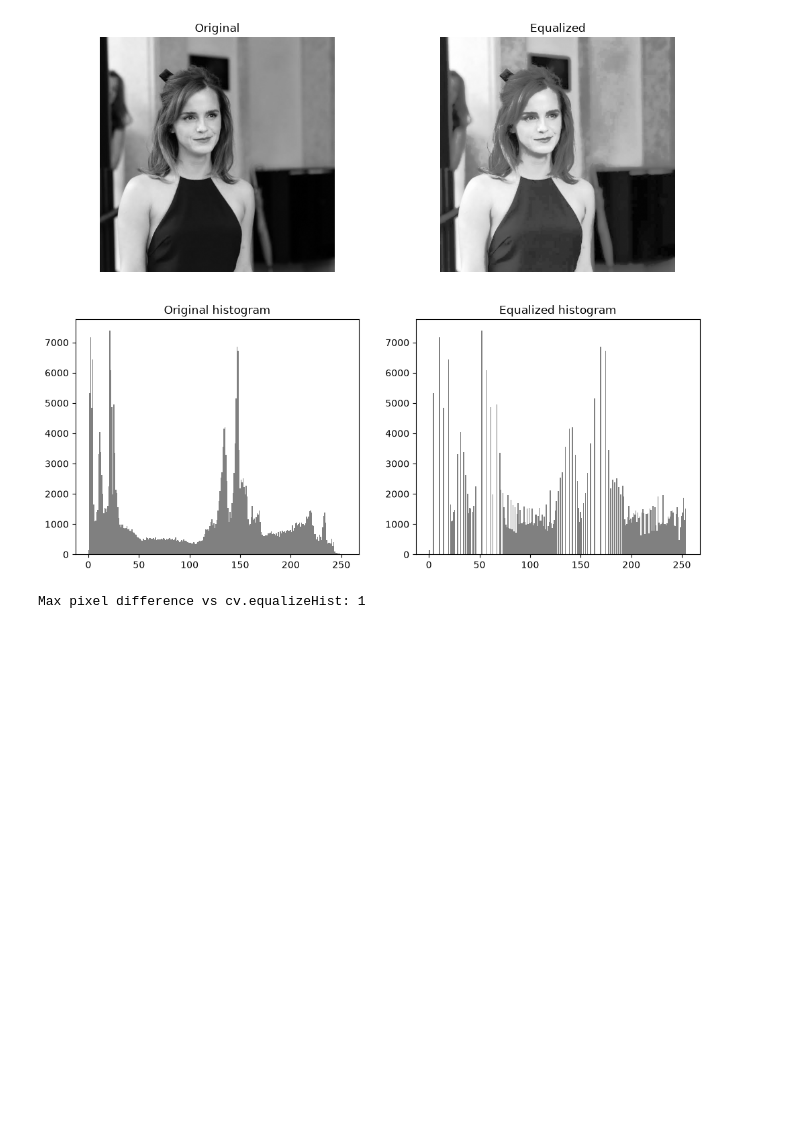
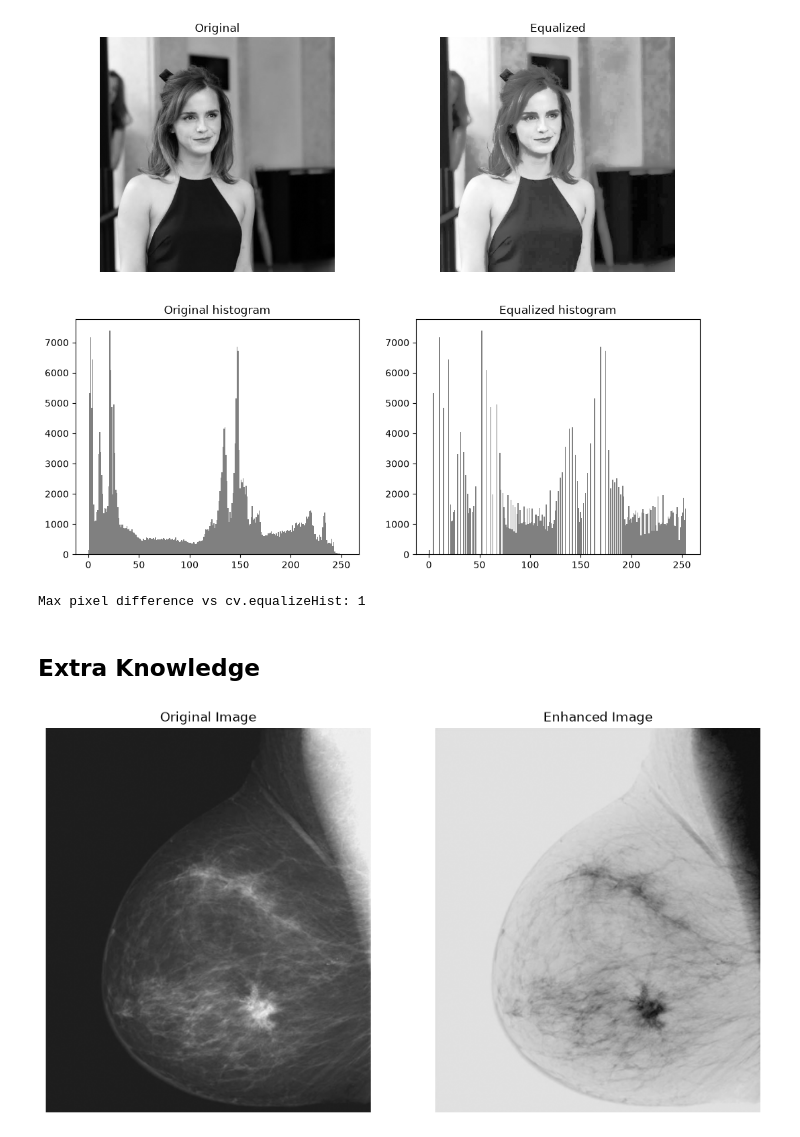
Before and after one commit to Abdul-Rahman-bme/EN3160-Image-processing-and-Machine-Vision, a Jupyter notebook: Lec_2_code/Lec_2_jupyter.ipynb, the cells around one changed output. Saved outputs shown, nothing was run; the diff lists cells and outputs as text; code cells hidden in the pictures; blank space fills up the shorter version.

Commit message:
Add breast digital X-ray image for reference in project

```diff
--- a/Lec_2_code/Lec_2_jupyter.ipynb
+++ b/Lec_2_code/Lec_2_jupyter.ipynb
@@ -452,3 +452,29 @@ hsv = cv.cvtColor(f_color, cv.COLOR_BGR2HSV)
 h, s, v = cv.split(hsv)
 v_eq = cv.equalizeHist(v)
 good_color_eq = cv.cvtColor(cv.merge([h, s, v_eq]), cv.COLOR_HSV2BGR)
+# %% [markdown]
+## Extra Knowledge
+# %%
+# Enhancing a breast Digital X-Ray Image
+import cv2 as cv
+import numpy as np
+import matplotlib.pyplot as plt
+
+f = cv.imread(r"D:\Abdul Rahman\Engineering_UOM\.Sem 5\EN3160 - Image Processing and Computer Vision\EN3160-Image-processing-and-Machine-Vision\images\breast_digital_xray.jpg.png", cv.IMREAD_GRAYSCALE)
+assert f is not None
+
+# Negative
+t = np.arange(255, -1, -1, dtype=np.uint8)
+g = t[f]
+
+# Display
+fig, ax = plt.subplots(1, 2, figsize=(12, 8))
+ax[0].imshow(f, cmap='gray', vmin=0, vmax=255)
+ax[0].set_title('Original Image')
+ax[0].axis('off')
+ax[1].imshow(g, cmap='gray', vmin=0, vmax=255)
+ax[1].set_title('Enhanced Image')
+ax[1].axis('off')
+plt.show()
+# %% [output]
+[figure, added]
```
Also changed, not shown: 1 other file.
